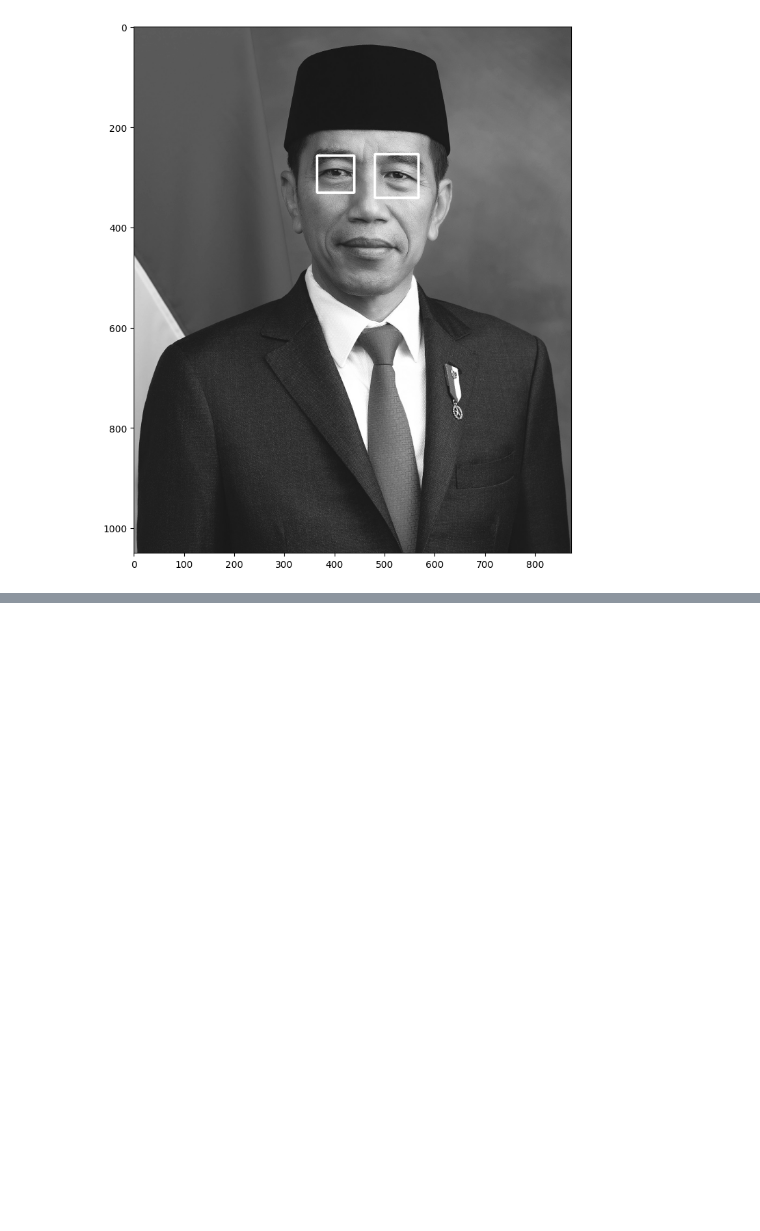
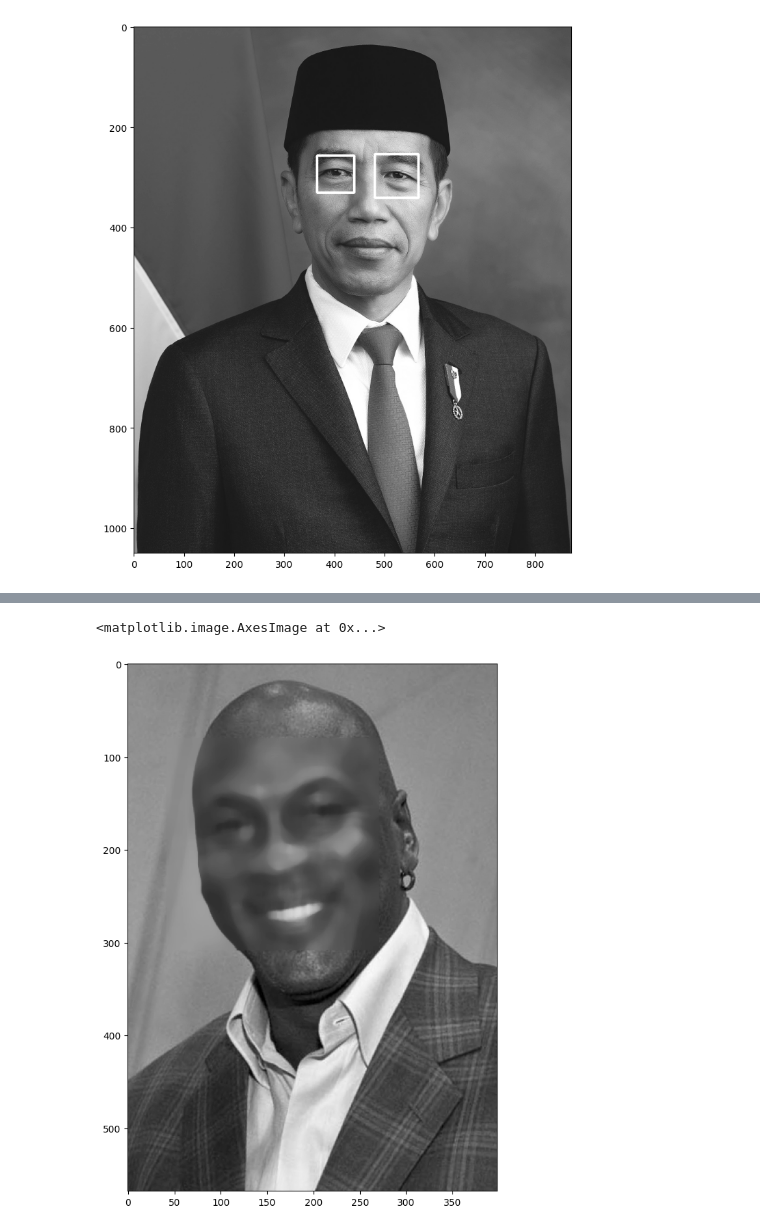
Before and after one commit to NasiUduk27/PCVK_GANJIL_2023, a Jupyter notebook: Week12.ipynb, the cells around one changed output, grey strips where cells are left out. Saved outputs shown, nothing was run; the diff lists cells and outputs as text; code cells hidden in the pictures; blank space fills up the shorter version.

```diff
--- a/Week12.ipynb
+++ b/Week12.ipynb
@@ -350,33 +385,0 @@ def video_frame(label, bbox):
-# %%
-# start streaming video from webcam
-video_stream()
-# label for video
-label_html = 'Capturing...'
-# initialze bounding box to empty
-bbox = ''
-count = 0
-while True:
-    js_reply = video_frame(label_html, bbox)
-    if not js_reply:
-        break
-
-    # convert JS response to OpenCV Image
-    img = js_to_image(js_reply["img"])
-
-    # create transparent overlay for bounding box
-    bbox_array = np.zeros([480,640,4], dtype=np.uint8)
-
-    # grayscale image for face detection
-    gray = cv2.cvtColor(img, cv2.COLOR_RGB2GRAY)
-
-    # get face region coordinates
-    faces = face_cascade.detectMultiScale(gray)
-    # get face bounding box for overlay
-    for (x,y,w,h) in faces:
-      bbox_array = cv2.rectangle(bbox_array,(x,y),(x+w,y+h),(255,0,0),2)
-
-    bbox_array[:,:,3] = (bbox_array.max(axis = 2) > 0 ).astype(int) * 255
-    # convert overlay of bbox into bytes
-    bbox_bytes = bbox_to_bytes(bbox_array)
-    # update bbox so next frame gets new overlay
-    bbox = bbox_bytes
@@ -384,0 +391,15 @@ while True:
+# %%
+mjordan = cv.imread('/content/drive/MyDrive/content/facedet/mjordan.jpg',0)
+copy_wajah = mjordan.copy()
+
+roi_wajah = cascade_wajah.detectMultiScale(mjordan)
+
+for(x,y,w,h) in roi_wajah:
+  copy_wajah = copy_wajah[y:y+h,x:x+w]
+  blur_wajah = cv.medianBlur(copy_wajah,15)
+  mjordan[y:y+h,x:x+w] = blur_wajah
+plt.figure(figsize = (10,10))
+plt.imshow(mjordan, cmap='gray')
+# %% [output]
+<matplotlib.image.AxesImage at 0x...>
+[figure, added]
```
Also changed, not shown: parts of 16 cells of this notebook.
